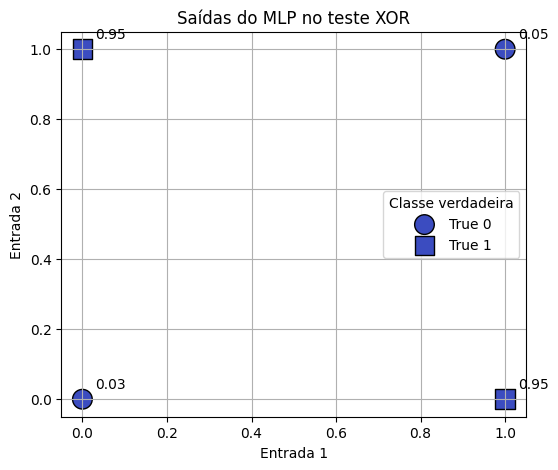
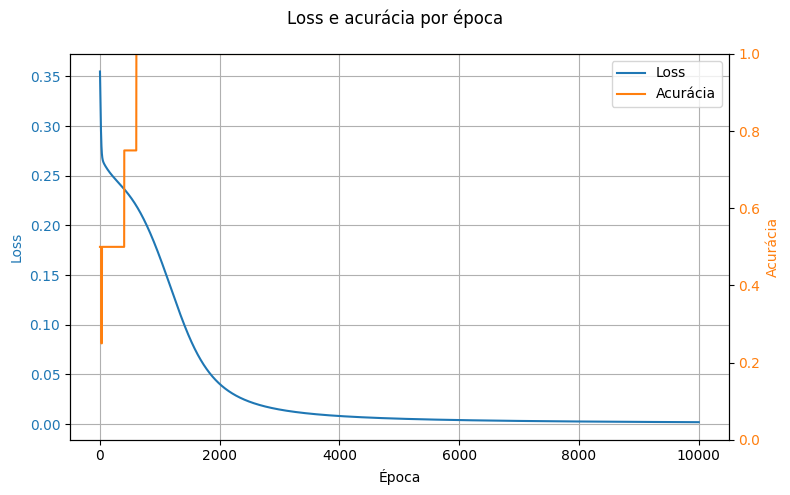
The change to this notebook cell's code, shown as a diff; its figure went from the first image to the second:
--- before
+++ after
@@ -1,34 +1,22 @@
 import matplotlib.pyplot as plt
 
-# Visualizar as saídas previstas pelo MLP para o conjunto XOR
-predictions = (A2 > 0.5).astype(int)
+epochs = np.arange(1, n_epochs + 1)
+fig, ax1 = plt.subplots(figsize=(8, 5))
+ax1.plot(epochs, train_losses, color='tab:blue', label='Loss')
+ax1.set_xlabel('Época')
+ax1.set_ylabel('Loss', color='tab:blue')
+ax1.tick_params(axis='y', labelcolor='tab:blue')
 
-plt.figure(figsize=(6, 5))
-for label, marker in [(0, 'o'), (1, 's')]:
-    mask = (y.flatten() == label)
-    plt.scatter(
-        X[mask, 0],
-        X[mask, 1],
-        c=predictions[mask].flatten(),
-        cmap='coolwarm',
-        marker=marker,
-        s=200,
-        edgecolors='k',
-        label=f'True {label}'
-    )
+ax2 = ax1.twinx()
+ax2.plot(epochs, train_accuracies, color='tab:orange', label='Acurácia')
+ax2.set_ylabel('Acurácia', color='tab:orange')
+ax2.tick_params(axis='y', labelcolor='tab:orange')
+ax2.set_ylim(0, 1)
 
-for i in range(X.shape[0]):
-    plt.text(
-        X[i, 0] + 0.03,
-        X[i, 1] + 0.03,
-        f'{A2[i, 0]:.2f}',
-        fontsize=10,
-        color='black'
-    )
-
-plt.title('Saídas do MLP no teste XOR')
-plt.xlabel('Entrada 1')
-plt.ylabel('Entrada 2')
-plt.legend(title='Classe verdadeira')
-plt.grid(True)
+fig.suptitle('Loss e acurácia por época')
+fig.tight_layout()
+ax1.grid(True)
+lines, labels = ax1.get_legend_handles_labels()
+lines2, labels2 = ax2.get_legend_handles_labels()
+ax1.legend(lines + lines2, labels + labels2, loc='upper right')
 plt.show()

Commit: docs: finaliza doc do readme